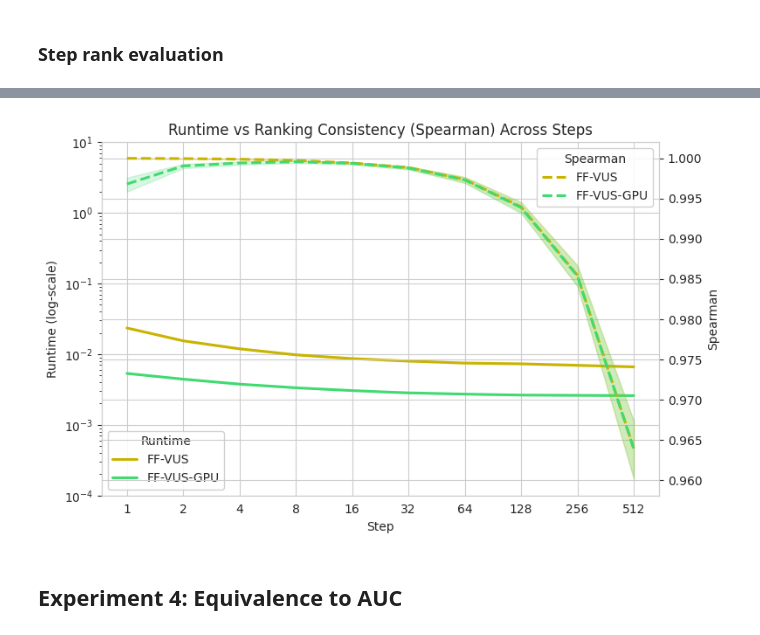
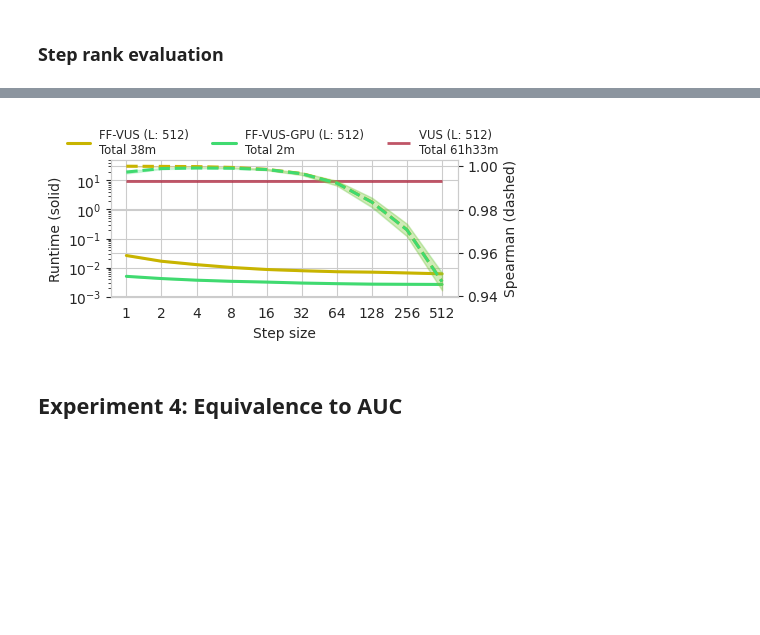
Before and after one commit to sylligardos/autovus, a Jupyter notebook: src/notebooks/experimental_results.ipynb, the cells around one changed output, grey strips where cells are left out. Cells and saved outputs as stored; diff of their text form; code cells hidden in the pictures; blank space fills up the shorter version.

```diff
--- a/src/notebooks/experimental_results.ipynb
+++ b/src/notebooks/experimental_results.ipynb
@@ -237,7 +237,7 @@ axis = sns.boxplot(
     order=order,
     saturation=1,
 )
-axis.set_ylabel('Runtime (secs; log scale)')
+axis.set_ylabel('Runtime (secs)')
 axis.set_xlabel('')
 axis.tick_params(axis='x', rotation=0)
 axis.grid(visible=False, axis='x')
@@ -697,3 +697,8 @@ df.sample(3)
 # %%
-df.groupby('Metric')['Runtime'].sum()
+total_runtimes = df[df['Step'] == 1].groupby('Metric')['Runtime'].sum()
+
+for metric, secs in total_runtimes.items():
+    hrs = int(secs // 3600)
+    mins = int((secs % 3600) // 60)
+    print(f"{metric}: {hrs}h {mins}m")
 # %% [output]
@@ -802,52 +796,51 @@ plt.show()
 # %%
-fig, ax1 = plt.subplots(figsize=(8, 5))
+fig, ax1 = plt.subplots(figsize=(5, 2.1))
 
 steps = [2**i for i in range(10)]
 ax1.set_xscale('log', base=2)
 ax1.set_xticks(steps)
 ax1.get_xaxis().set_major_formatter(plt.ScalarFormatter())
 
 ax1.set_yscale('log')
 runtime_lines = sns.lineplot(
     data=df,
     x='Step', y='Runtime', hue='Metric',
     palette=color_palette, ax=ax1, lw=2.2
 )
-ax1.set_ylabel("Runtime (log-scale)")
+ax1.set_ylabel("Runtime (solid)")
+ax1.set_xlabel("Step size")
 
-# Auto-detect the range of runtime values
-rt_min = df['Runtime'].min()
-rt_max = df['Runtime'].max()
+vus_mean = vus_df['Runtime'].mean()
+ax1.hlines(y=vus_mean, xmin=1, xmax=512, lw=2, ls='solid', color=color_palette['VUS (L: 128)'], label='VUS', alpha=0.8)
 
-# Create y-ticks at powers of 10 between min and max
-rt_ticks = 10 ** np.arange(
-    np.floor(np.log10(rt_min)),
-    np.ceil(np.log10(rt_max)) + 1
-)
-ax1.set_yticks(rt_ticks)
-
+ax1.set_yticks([10**(x) for x in [-3, -2, -1, 0, 1]])
 handles1, labels1 = ax1.get_legend_handles_labels()
-ax1.legend(handles1, labels1, title="Runtime", loc="lower left")
-ax1.get_legend().get_frame().set_alpha(.9)
+ax1.legend().remove()
+ax1.set_ylim(0.001, 50)
 
 ax2 = ax1.twinx()
 spearman_lines = sns.lineplot(
     data=df_rank_results,
     x='Step', y='Spearman', hue='Metric',
     palette=color_palette, ax=ax2,
     linestyle='--', lw=2.2
 )
-ax2.set_ylabel("Spearman")
+ax2.set_ylabel("Spearman (dashed)")
+ax2.legend().remove()
 
-handles2, labels2 = ax2.get_legend_handles_labels()
-ax2.legend(handles2, labels2, title="Spearman", loc="upper right")
-ax2.get_legend().get_frame().set_alpha(.9)
+fig.legend(
+    handles1,
+    [x + ' (L: 512)\nTotal' + (f' {int(secs // 3600)}h' if int(secs // 3600) > 0 else ' ') + f'{int((secs % 3600) // 60)}m' for x, (metric, secs) in zip(labels1, total_runtimes.items())],
+    loc='upper center',
+    bbox_to_anchor=(0.5, 1.13),
+    ncol=3,
+    frameon=False,
+    fontsize='small'
+)
 
-plt.title("Runtime vs Ranking Consistency (Spearman) Across Steps")
-plt.tight_layout()
-plt.show()
+finalize_plot(save_fig_path, 'step_rank_comparison')
 # %% [output]
-[figure, old version]
+[figure, new version]
 # %% [markdown]
 ## Experiment 4: Equivalence to AUC
 # %%
```
Also changed, not shown: parts of 10 cells of this notebook, 1 other file.
